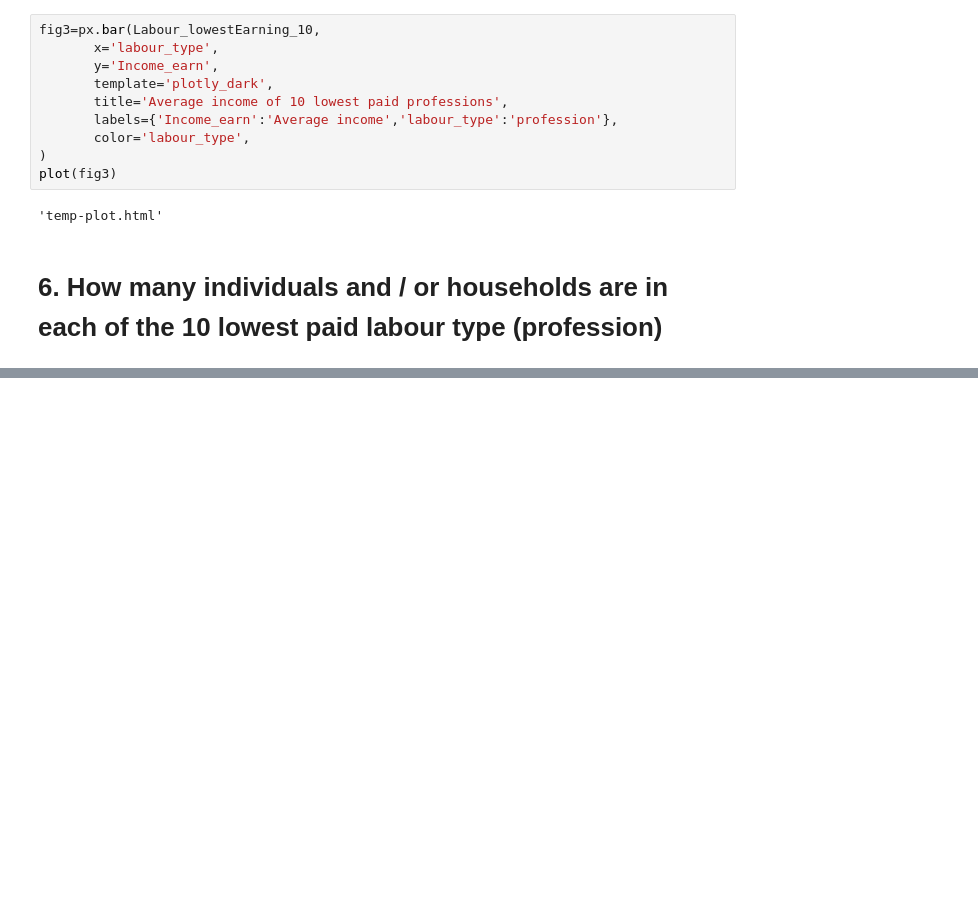
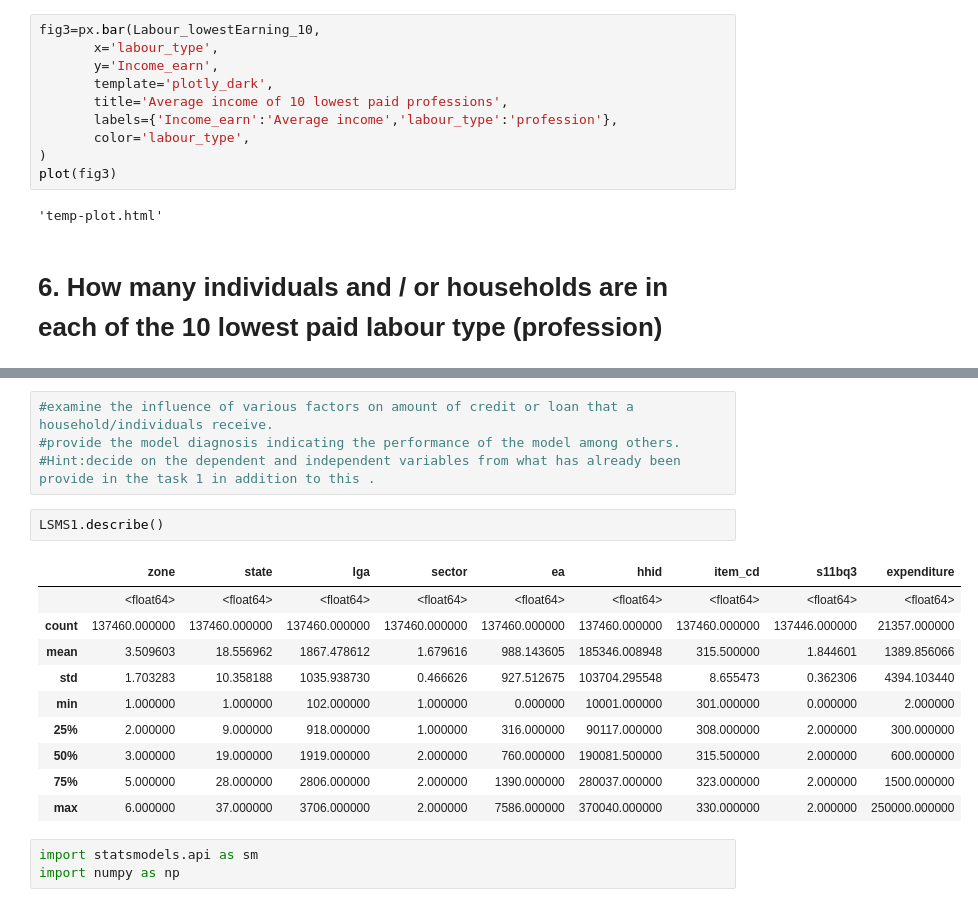
Before and after one commit to FlaviaMasese/flavia-masese, a Jupyter notebook: Project 1.ipynb, the cells around one changed output, grey strips where cells are left out. Drawn from its saved outputs; the diff is of its cells as text; blank space fills up the shorter version.

```diff
--- a/Project 1.ipynb
+++ b/Project 1.ipynb
@@ -486,0 +640,20 @@ Labour_lowestEarning_10=LSMS2.groupby(['indiv'])['Income_earn']
+# %%
+#examine the influence of various factors on amount of credit or loan that a household/individuals receive.
+#provide the model diagnosis indicating the performance of the model among others.
+#Hint:decide on the dependent and independent variables from what has already been provide in the task 1 in addition to this .
+# %%
+LSMS1.describe()
+# %% [output]
+|  | zone | state | lga | sector | ea | hhid | item_cd | s11bq3 | expenditure |
+|  | <float64> | <float64> | <float64> | <float64> | <float64> | <float64> | <float64> | <float64> | <float64> |
+| count | 137460.000000 | 137460.000000 | 137460.000000 | 137460.000000 | 137460.000000 | 137460.000000 | 137460.000000 | 137446.000000 | 21357.000000 |
+| mean | 3.509603 | 18.556962 | 1867.478612 | 1.679616 | 988.143605 | 185346.008948 | 315.500000 | 1.844601 | 1389.856066 |
+| std | 1.703283 | 10.358188 | 1035.938730 | 0.466626 | 927.512675 | 103704.295548 | 8.655473 | 0.362306 | 4394.103440 |
+| min | 1.000000 | 1.000000 | 102.000000 | 1.000000 | 0.000000 | 10001.000000 | 301.000000 | 0.000000 | 2.000000 |
+| 25% | 2.000000 | 9.000000 | 918.000000 | 1.000000 | 316.000000 | 90117.000000 | 308.000000 | 2.000000 | 300.000000 |
+| 50% | 3.000000 | 19.000000 | 1919.000000 | 2.000000 | 760.000000 | 190081.500000 | 315.500000 | 2.000000 | 600.000000 |
+| 75% | 5.000000 | 28.000000 | 2806.000000 | 2.000000 | 1390.000000 | 280037.000000 | 323.000000 | 2.000000 | 1500.000000 |
+| max | 6.000000 | 37.000000 | 3706.000000 | 2.000000 | 7586.000000 | 370040.000000 | 330.000000 | 2.000000 | 250000.000000 |
+# %%
+import statsmodels.api as sm
+import numpy as np
```
Also changed, not shown: parts of 36 cells of this notebook, 1 other file.
